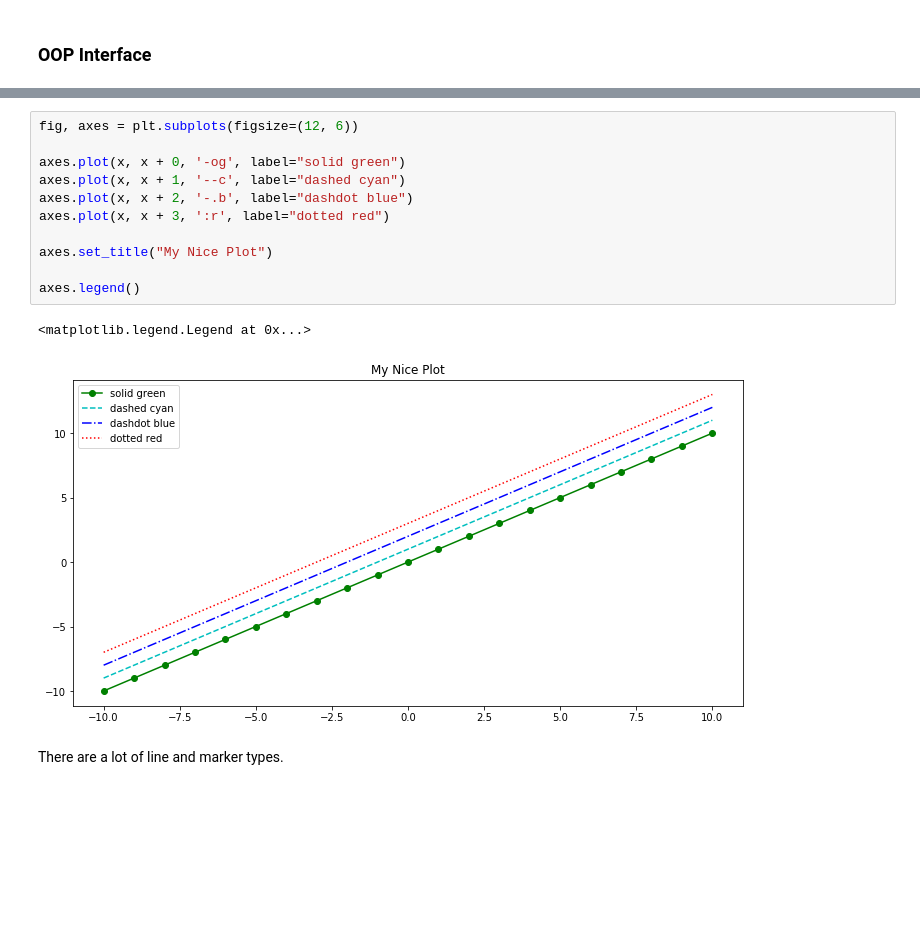
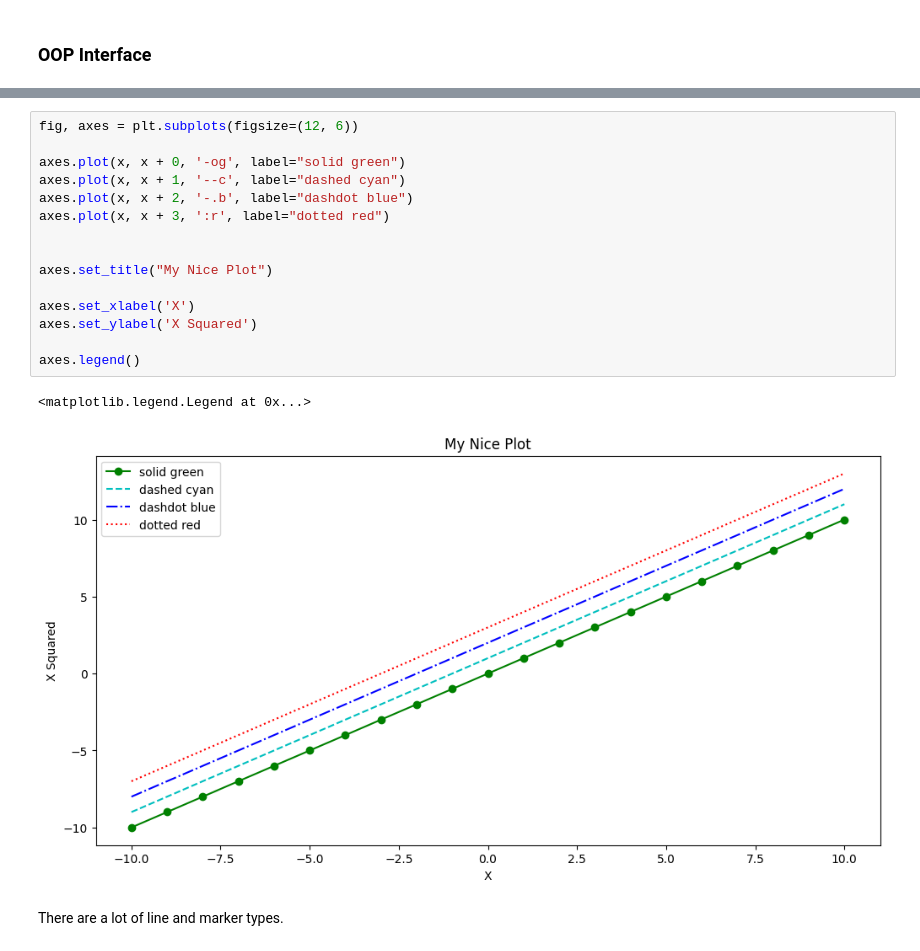
Before and after one commit to abeflores/Data_Analysis_with_Python, a Jupyter notebook: Data Cleaning 4 - More Visualizations.ipynb, the cells around one changed output, grey strips where cells are left out. Saved outputs shown, nothing was run; the diff lists cells and outputs as text; blank space fills up the shorter version.

```diff
--- a/Data Cleaning 4 - More Visualizations.ipynb
+++ b/Data Cleaning 4 - More Visualizations.ipynb
@@ -93,17 +98,21 @@ Text(0.5, 1.0, 'My Nice Plot')
 # %%
 fig, axes = plt.subplots(figsize=(12, 6))
 
 axes.plot(x, x + 0, '-og', label="solid green")
 axes.plot(x, x + 1, '--c', label="dashed cyan")
 axes.plot(x, x + 2, '-.b', label="dashdot blue")
 axes.plot(x, x + 3, ':r', label="dotted red")
 
+
 axes.set_title("My Nice Plot")
 
+axes.set_xlabel('X')
+axes.set_ylabel('X Squared')
+
 axes.legend()
 # %% [output]
 <matplotlib.legend.Legend at 0x...>
-[figure, old version]
+[figure, new version]
 # %% [markdown]
 There are a lot of line and marker types.
 # %%
```
Also changed, not shown: parts of 19 cells of this notebook.
